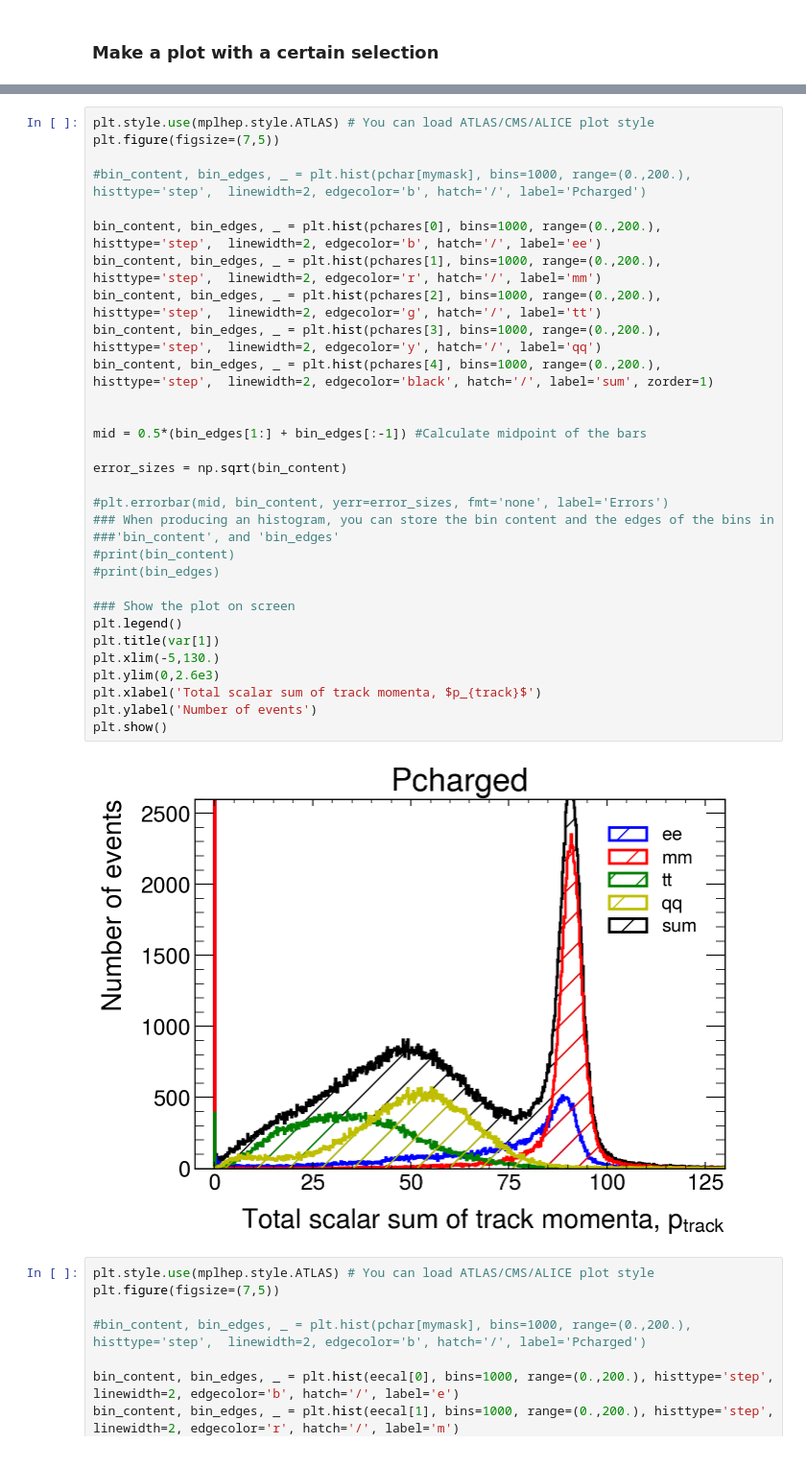
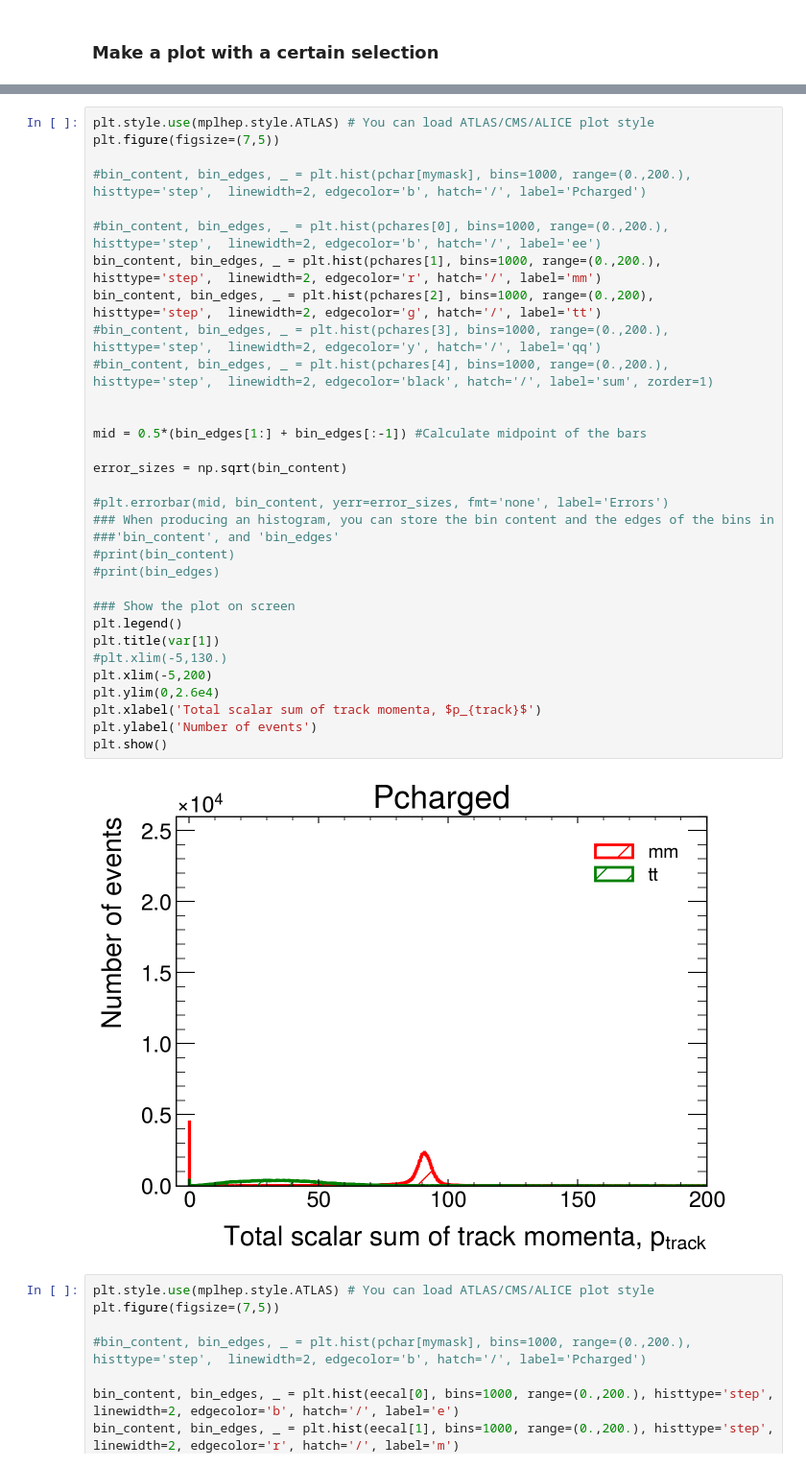
Before and after one commit to lukasg96/z0-precisionmeasurement, a Jupyter notebook: z0_experiment.ipynb, the cells around one changed output, grey strips where cells are left out. Shown at 96% size. Cells and saved outputs as stored; diff of their text form.

```diff
--- a/z0_experiment.ipynb
+++ b/z0_experiment.ipynb
@@ -241,36 +246,37 @@ plt.show()
 # %%
 plt.style.use(mplhep.style.ATLAS) # You can load ATLAS/CMS/ALICE plot style
 plt.figure(figsize=(7,5))
 
 #bin_content, bin_edges, _ = plt.hist(pchar[mymask], bins=1000, range=(0.,200.), histtype='step',  linewidth=2, edgecolor='b', hatch='/', label='Pcharged')
 
-bin_content, bin_edges, _ = plt.hist(pchares[0], bins=1000, range=(0.,200.), histtype='step',  linewidth=2, edgecolor='b', hatch='/', label='ee')
+#bin_content, bin_edges, _ = plt.hist(pchares[0], bins=1000, range=(0.,200.), histtype='step',  linewidth=2, edgecolor='b', hatch='/', label='ee')
 bin_content, bin_edges, _ = plt.hist(pchares[1], bins=1000, range=(0.,200.), histtype='step',  linewidth=2, edgecolor='r', hatch='/', label='mm')
-bin_content, bin_edges, _ = plt.hist(pchares[2], bins=1000, range=(0.,200.), histtype='step',  linewidth=2, edgecolor='g', hatch='/', label='tt')
-bin_content, bin_edges, _ = plt.hist(pchares[3], bins=1000, range=(0.,200.), histtype='step',  linewidth=2, edgecolor='y', hatch='/', label='qq')
-bin_content, bin_edges, _ = plt.hist(pchares[4], bins=1000, range=(0.,200.), histtype='step',  linewidth=2, edgecolor='black', hatch='/', label='sum', zorder=1)
+bin_content, bin_edges, _ = plt.hist(pchares[2], bins=1000, range=(0.,200), histtype='step',  linewidth=2, edgecolor='g', hatch='/', label='tt')
+#bin_content, bin_edges, _ = plt.hist(pchares[3], bins=1000, range=(0.,200.), histtype='step',  linewidth=2, edgecolor='y', hatch='/', label='qq')
+#bin_content, bin_edges, _ = plt.hist(pchares[4], bins=1000, range=(0.,200.), histtype='step',  linewidth=2, edgecolor='black', hatch='/', label='sum', zorder=1)
 
 
 mid = 0.5*(bin_edges[1:] + bin_edges[:-1]) #Calculate midpoint of the bars
 
 error_sizes = np.sqrt(bin_content)
 
 #plt.errorbar(mid, bin_content, yerr=error_sizes, fmt='none', label='Errors')
 ### When producing an histogram, you can store the bin content and the edges of the bins in
 ###'bin_content', and 'bin_edges'
 #print(bin_content)
 #print(bin_edges)
 
 ### Show the plot on screen
 plt.legend()
 plt.title(var[1])
-plt.xlim(-5,130.)
-plt.ylim(0,2.6e3)
+#plt.xlim(-5,130.)
+plt.xlim(-5,200)
+plt.ylim(0,2.6e4)
 plt.xlabel('Total scalar sum of track momenta, $p_{track}$')
 plt.ylabel('Number of events')
 plt.show()
 # %% [output]
-[figure, old version]
+[figure, new version]
 # %%
 plt.style.use(mplhep.style.ATLAS) # You can load ATLAS/CMS/ALICE plot style
 plt.figure(figsize=(7,5))
```
Also changed, not shown: parts of 20 cells of this notebook.
